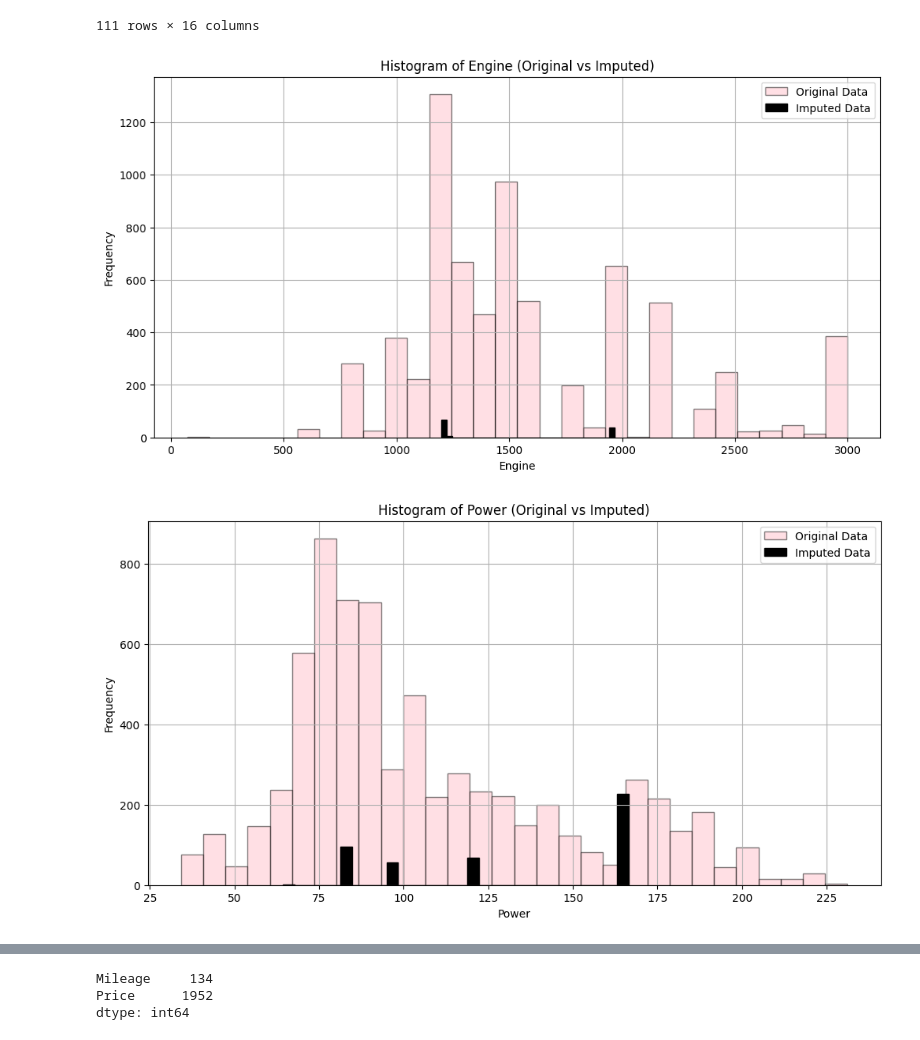
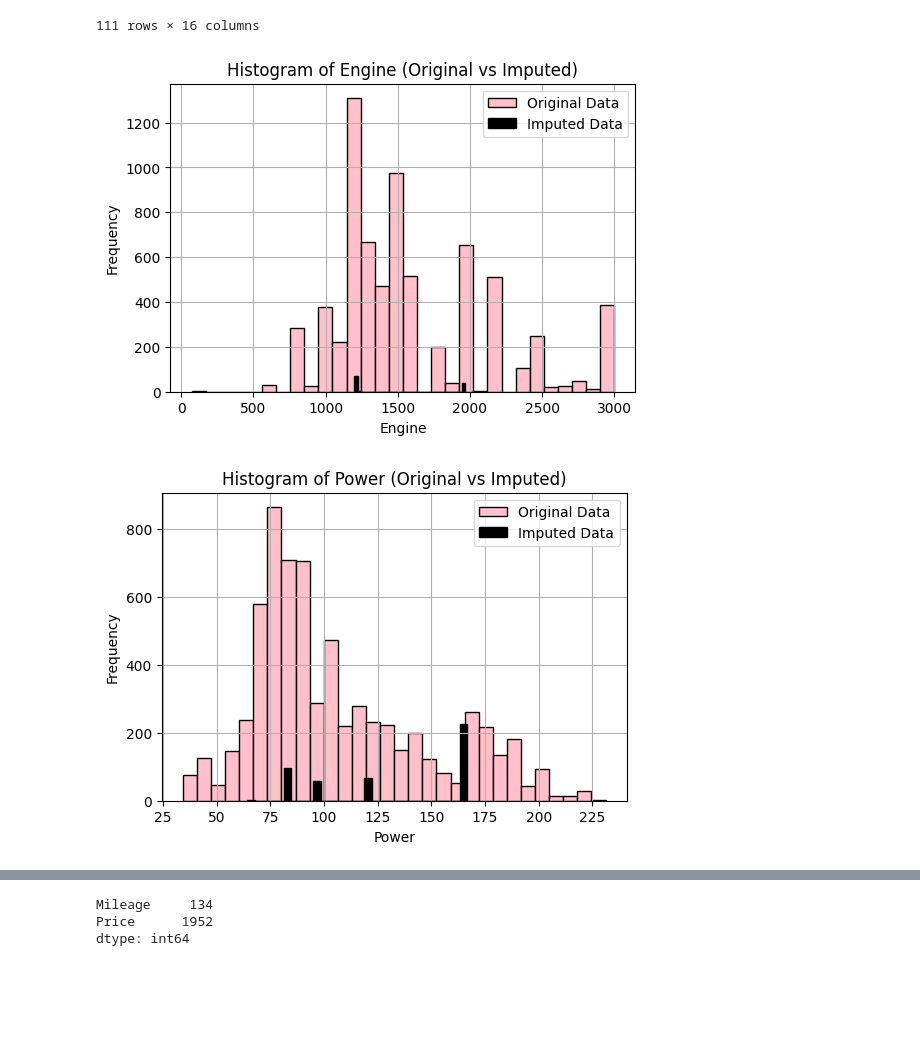
Before and after one commit to chau-doan/CMPE-255-Assignment, a Jupyter notebook: assignment1.ipynb, the cells around one changed output, grey strips where cells are left out. Saved outputs shown, nothing was run; the diff lists cells and outputs as text; code cells hidden in the pictures; blank space fills up the shorter version.

```diff
--- a/assignment1.ipynb
+++ b/assignment1.ipynb
@@ -666,0 +646,30 @@ for col in columns_to_impute:
+# %%
+# function to impute missing values based on subclass
+def impute_missing_values(df, columns, subclass_columns):
+    for col in columns:
+        # Use mode for categorical features
+        if col in ["Engine", "Seats"]:
+            mode_value = df.groupby(subclass_columns)[col].transform(
+                lambda x: x.mode()[0] if not x.mode().empty else np.nan
+            )
+            missing_before = df[col].isnull()
+            df[col] = df[col].fillna(mode_value)
+            # Track imputation
+            df[f'{col}_Imputed'] = missing_before != df[col].isnull()
+        # Use mean for continuous features
+        elif col == "Power":
+            mean_value = df.groupby(subclass_columns)[col].transform('mean')
+            missing_before = df[col].isnull()
+            df[col] = df[col].fillna(mean_value)
+            # Track imputation
+            df[f'{col}_Imputed'] = missing_before != df[col].isnull()
+    return df
+
+# subclass columns
+subclass_columns = ['Fuel_Type', 'Transmission']
+
+# impute colunms
+columns_to_impute = ['Engine', 'Power', 'Seats']
+
+# impute missing values for Engine, Power, and Seats
+data_impute = impute_missing_values(data_impute, ['Engine', 'Power', 'Seats'], subclass_columns)
@@ -692,22 +711,22 @@ data_impute[data_impute['Engine_Imputed'] == True]
 # %%
 # box plot
 for col in columns_to_impute:
-    plt.figure(figsize=(12, 6))
+    plt.figure(figsize=(6, 4))
 
     # Original data (not imputed)
     plt.hist(data_impute[data_impute[f'{col}_Imputed'] == False][col],
-             bins=30, color='pink', alpha=0.5, label='Original Data', edgecolor='black')
+             bins=30, color='pink', label='Original Data', edgecolor='black')
 
     # Imputed data
     plt.hist(data_impute[data_impute[f'{col}_Imputed'] == True][col],
              bins=30, color='black', label='Imputed Data', edgecolor='black')
 
     plt.title(f'Histogram of {col} (Original vs Imputed)')
     plt.xlabel(col)
     plt.ylabel('Frequency')
     plt.legend()
     plt.grid(True)
     plt.show()
 # %% [output]
-[figure, old version]
+[figure, new version]
-[figure, old version]
+[figure, new version]
```
Also changed, not shown: parts of 13 cells of this notebook.
